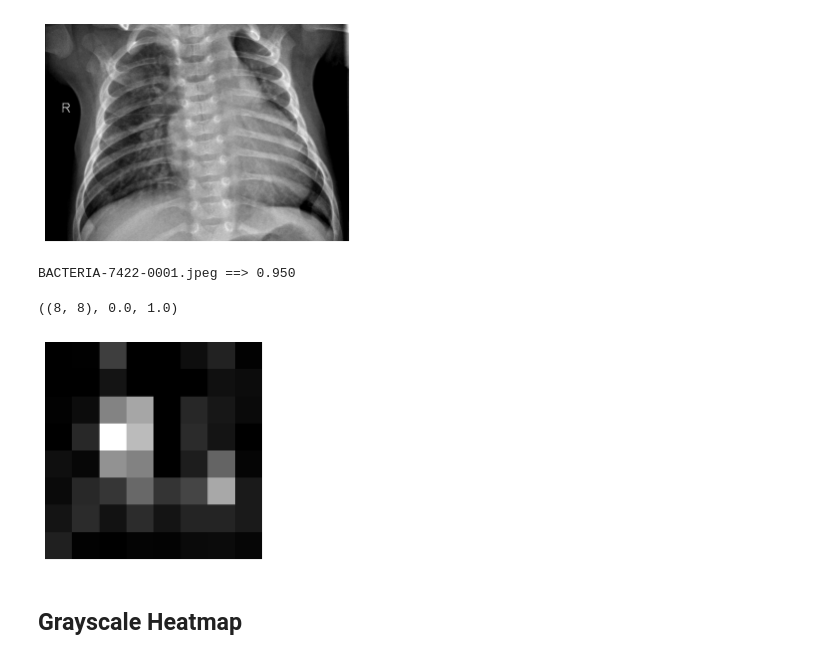
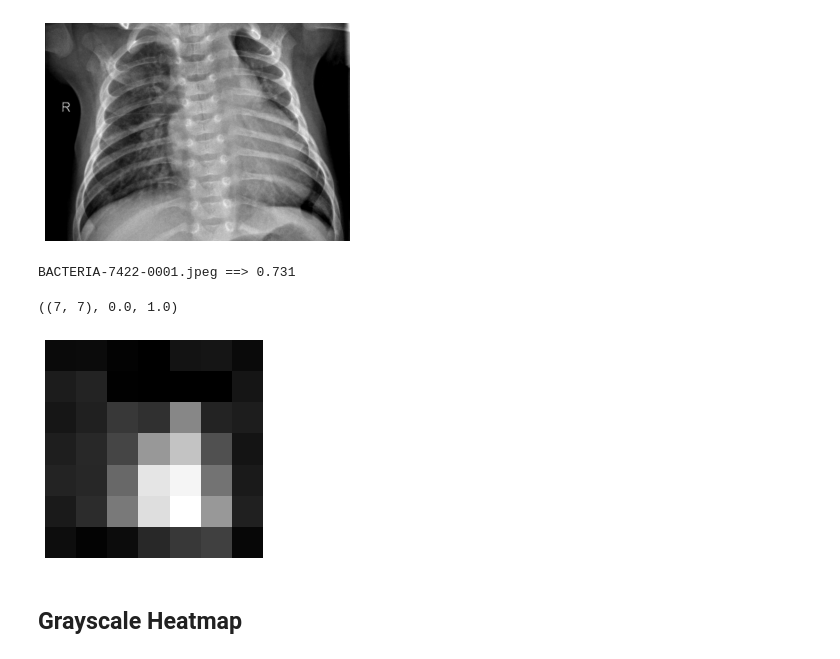
Before and after one commit to TeamSemiSuperCV/semi-super, a Jupyter notebook: webapp/GradCAM.ipynb, the cells around one changed output. Saved outputs shown, nothing was run; the diff lists cells and outputs as text; code cells hidden in the pictures.

Commit message:
Added files and support for SSL model

```diff
--- a/webapp/GradCAM.ipynb
+++ b/webapp/GradCAM.ipynb
@@ -13,18 +33,26 @@ IMG_SIZE = (256, 256, 3)
+# %%
+def img_preprocess(imgs):
+  if SSL_MODEL:
+    imgs = tf.image.convert_image_dtype(imgs, dtype=tf.float32)
+    imgs = tf.image.resize(imgs, IMG_SIZE[:2], method='bicubic')
+    imgs = tf.clip_by_value(imgs, 0.0, 1.0)
+  elif FSL_MODEL:
+    imgs = tf.image.resize(imgs, IMG_SIZE[:2], method='bicubic')
+    imgs = tf.cast(imgs, tf.uint8)
+  else:
+    raise Exception
+  return imgs
 # %%
-def img_preprocess(imgs):
-    imgs = tf.image.resize(imgs, IMG_SIZE[:2], method='bilinear')
-    return imgs
-
-def model_preprocess(x):
+def model_fsl_preprocess(x):
     x = Rescaling(1/255)(x)
     return x
 
-def make_model(input_shape):
+def make_fsl_model(input_shape):
     base_model = ResNet50(include_top=False, pooling=None, weights=None,
                           input_shape=input_shape)
 
     inputs = Input(shape=input_shape)
-    x = model_preprocess(inputs)
+    x = model_fsl_preprocess(inputs)
     x = base_model(x)
     x = Lambda(lambda x: x, name='lambda_1')(x)
     x = GlobalMaxPooling2D()(x)
@@ -38,9 +66,14 @@ def make_model(input_shape):
     model = Model(inputs=inputs, outputs=outputs)
     return model
 # %%
-model = make_model(IMG_SIZE)
+if FSL_MODEL:
+  model = make_fsl_model(IMG_SIZE)
+  # model.load_weights('/content/drive/MyDrive/TeamSemiSuperCV/Wing/FSL_Benchmarks/FSL_ResNet50_XrayReborn.h5')
+  model.load_weights('./FSL_ResNet50_XrayReborn.h5')
+elif SSL_MODEL:
+  model = tf.keras.models.load_model('model')
+
+model.trainable = False
 model.build(IMG_SIZE)
-model.load_weights('FSL_ResNet50_XrayRemix.h5')
-model.trainable = False
 model.summary()
 # %% [output]
@@ -78,10 +111,14 @@ img.shape, img.min(), img.max()
 # %%
 batch = np.expand_dims(img, axis=0)
 batch_t = img_preprocess(batch)
-pred = model.predict(batch_t)
-print(f'{fname} ==> {pred[0][0]:.3f}')
+if SSL_MODEL:
+  pred = tf.nn.softmax(model.predict(batch_t)).numpy()
+  print(f'{fname} ==> {pred[0][1]:.3f}')
+elif FSL_MODEL:
+  pred = model.predict(batch_t)
+  print(f'{fname} ==> {pred[0][0]:.3f}')
 # %% [output]
-BACTERIA-7422-0001.jpeg ==> 0.950
+BACTERIA-7422-0001.jpeg ==> 0.731
 # %%
 # Create Grad-CAM heatmap of single image
 def make_gradcam_heatmap(img_batch, model, last_conv_layer, pred_index):
@@ -129,12 +166,15 @@ def make_gradcam_heatmap(img_batch, model, last_conv_layer, pred_index):
     heatmap = tf.maximum(heatmap, 0) / tf.math.reduce_max(heatmap)
     return heatmap.numpy()
 # %%
-heatmap = make_gradcam_heatmap(batch_t, model, 'lambda_1', 0)
+if FSL_MODEL:
+  heatmap = make_gradcam_heatmap(batch_t, model, 'lambda_1', 0)
+elif SSL_MODEL:
+  heatmap = make_gradcam_heatmap(batch_t, model, 'conv5_block3_out', 1)
 plt.axis('off'); plt.imshow(heatmap, cmap='gray');
 heatmap.shape, heatmap.min(), heatmap.max()
 # %% [output]
-((8, 8), 0.0, 1.0)
+((7, 7), 0.0, 1.0)
-[figure, old version]
+[figure, new version]
 # %% [markdown]
 ## Grayscale Heatmap
 # %%
```
Also changed, not shown: parts of 10 cells of this notebook, 10 other files.
